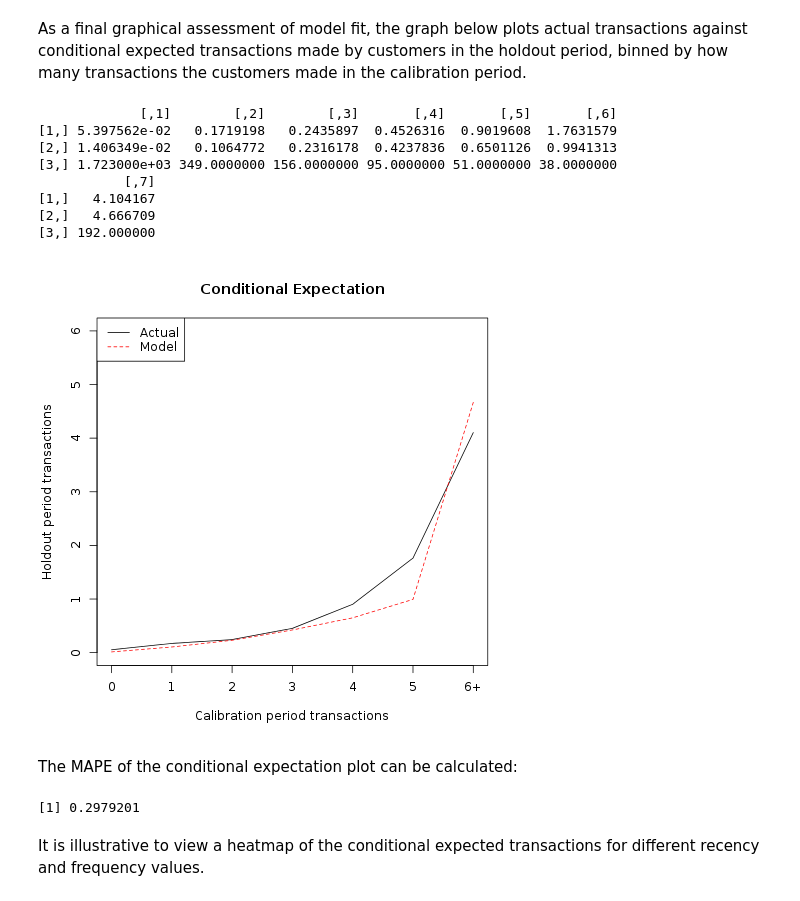
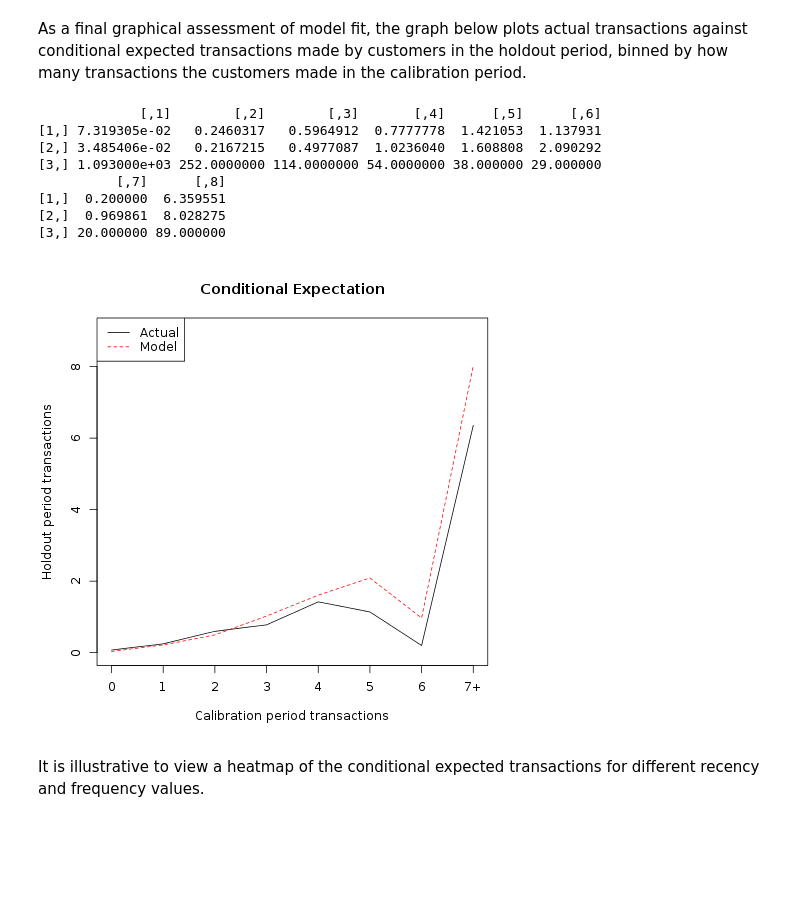
Before and after one commit to grano/clv-bq, a Jupyter notebook: clv-bq-4.ipynb, the cells around one changed output. Saved outputs shown, nothing was run; the diff lists cells and outputs as text; code cells hidden in the pictures; blank space fills up the shorter version.

```diff
--- a/clv-bq-4.ipynb
+++ b/clv-bq-4.ipynb
@@ -71,22 +69,15 @@ class Column(object):
     def _repr_sql_(self):
         return self._name
 
-
-ga_view_id = 33324909
-#few transactions
-#ga_view_id = 44956929
-#ga_view_id = 62092124
-# starting November 12, 2014
-#ga_view_id = 89571105
+ga_view_id = [your View id here]
 visitor_id = Column('fullVisitorId')
 conversion = Column('totals.transactions')
 conversion_revenue = Column('totals.transactionRevenue')
-start_date = '2013-09-01'
+start_date = '2014-01-01'
 end_date = '2014-06-01'
-cohort_end_date = '2013-09-15'
-end_of_cal_period = '2014-01-15'
+cohort_end_date = '2014-01-15'
+end_of_cal_period = '2014-03-15'
 sampling_rate = Column('1/50')
-join_each_used = Column('') # if needed set this to 'EACH' rename to use_join_each
 # %% [markdown]
 Now that all of the input values needed have been specified, run the query below to view the raw data.
 # %%
@@ -396,28 +310,20 @@ As a final graphical assessment of model fit, the graph below plots actual trans
 # %%
 %%R
 x.star <- dataset$holdout$cbs[,1]
-censor <- 6
+censor <- 7
 cond.expectation <- pnbd.PlotFreqVsConditionalExpectedFrequency(params,
     T.star, cal.cbs, dataset$holdout$cbs[,1], censor)
 cond.expectation
 # %% [output]
-             [,1]        [,2]        [,3]       [,4]       [,5]       [,6]
-[1,] 5.397562e-02   0.1719198   0.2435897  0.4526316  0.9019608  1.7631579
-[2,] 1.406349e-02   0.1064772   0.2316178  0.4237836  0.6501126  0.9941313
-[3,] 1.723000e+03 349.0000000 156.0000000 95.0000000 51.0000000 38.0000000
-           [,7]
-[1,]   4.104167
-[2,]   4.666709
-[3,] 192.000000
+             [,1]        [,2]        [,3]       [,4]      [,5]      [,6]
+[1,] 7.319305e-02   0.2460317   0.5964912  0.7777778  1.421053  1.137931
+[2,] 3.485406e-02   0.2167215   0.4977087  1.0236040  1.608808  2.090292
+[3,] 1.093000e+03 252.0000000 114.0000000 54.0000000 38.000000 29.000000
+          [,7]      [,8]
+[1,]  0.200000  6.359551
+[2,]  0.969861  8.028275
+[3,] 20.000000 89.000000
-[figure, old version]
+[figure, new version]
-# %% [markdown]
-The MAPE of the conditional expectation plot can be calculated:
-# %%
-%%R
-mape.cond.expectation <- (1 / ncol(cond.expectation)) * sum(abs((cond.expectation[1,] - cond.expectation[2,]) / cond.expectation[1,]))
-mape.cond.expectation
-# %% [output]
-[1] 0.2979201
 # %% [markdown]
 It is illustrative to view a heatmap of the conditional expected transactions for different recency and frequency values.
 # %%
```
Also changed, not shown: parts of 59 cells of this notebook.
